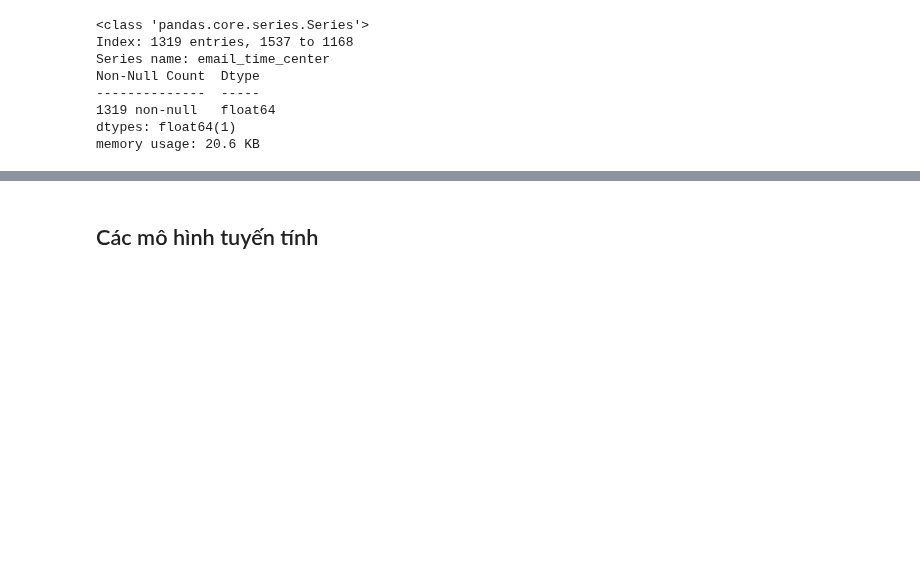
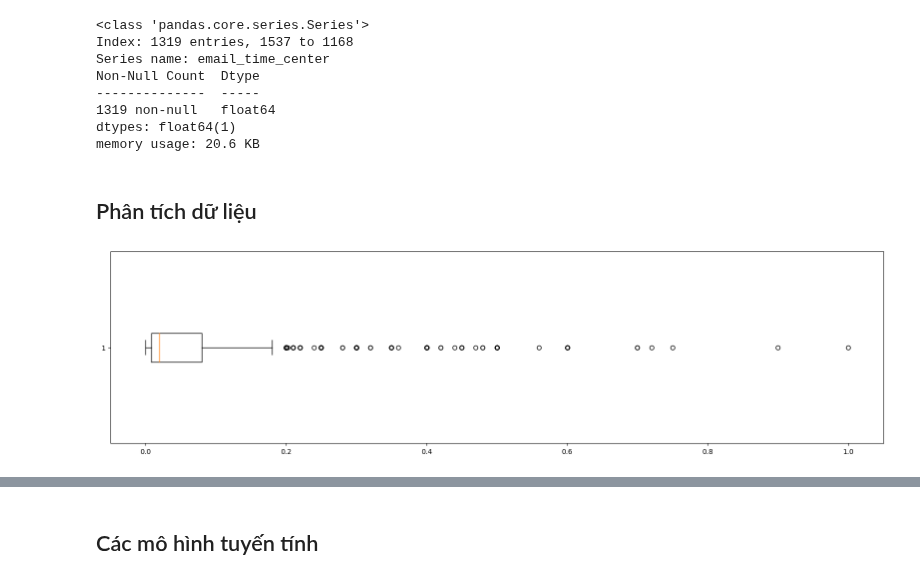
Before and after one commit to batman0911/social-stat-final-term, a Jupyter notebook: report.ipynb, the cells around one changed output, grey strips where cells are left out. Saved outputs shown, nothing was run; the diff lists cells and outputs as text; code cells hidden in the pictures; blank space fills up the shorter version.

```diff
--- a/report.ipynb
+++ b/report.ipynb
@@ -475,3 +509,11 @@ def print_metrics(y_test, y_pred):
     'rmse': rmse,
     'r2': r2
   }
+# %% [markdown]
+## Phân tích dữ liệu
+# %%
+plt.figure(figsize=(20, 5))
+plt.boxplot(y, vert=False)
+plt.show()
+# %% [output]
+[figure, added]
```
Also changed, not shown: parts of 32 cells of this notebook, 1 other file.
